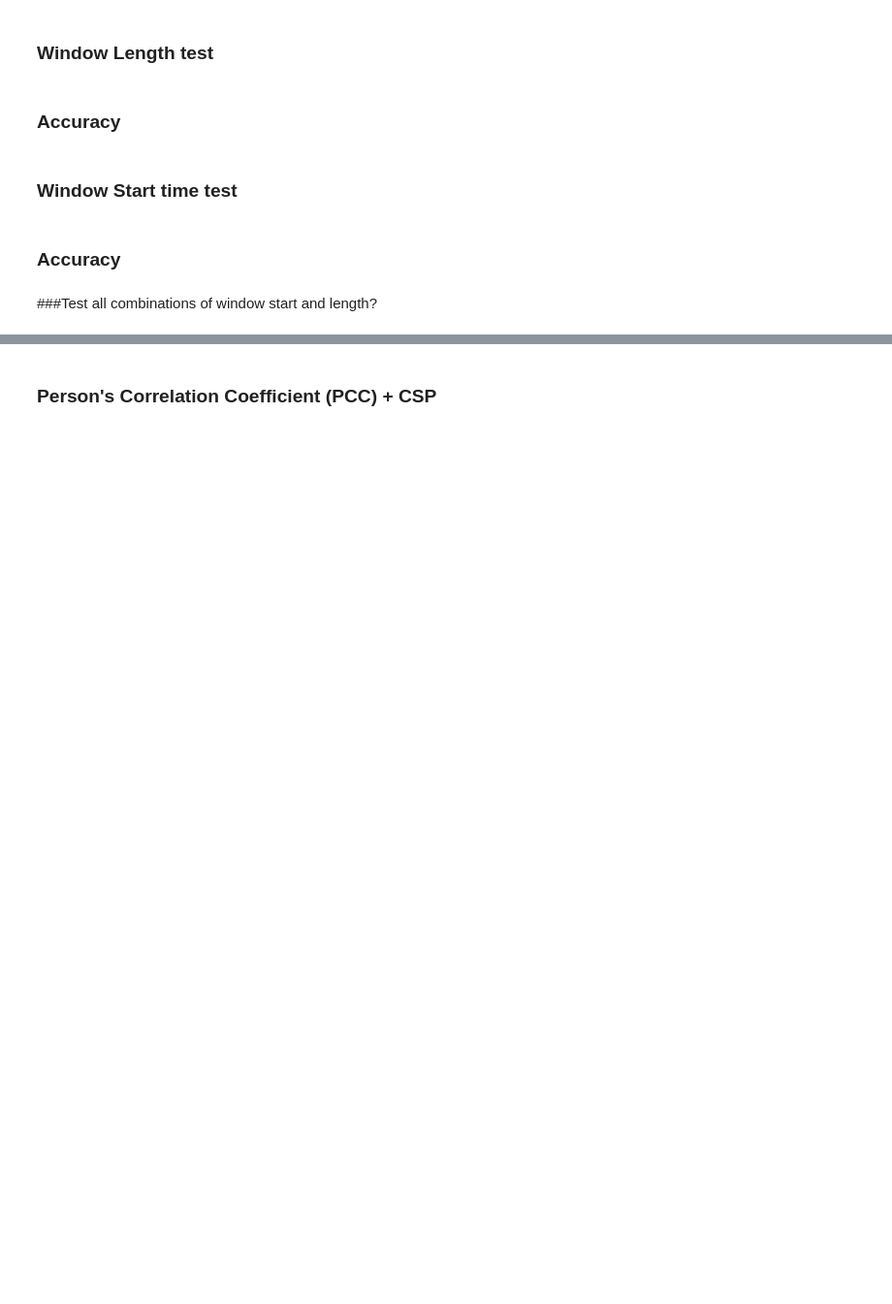
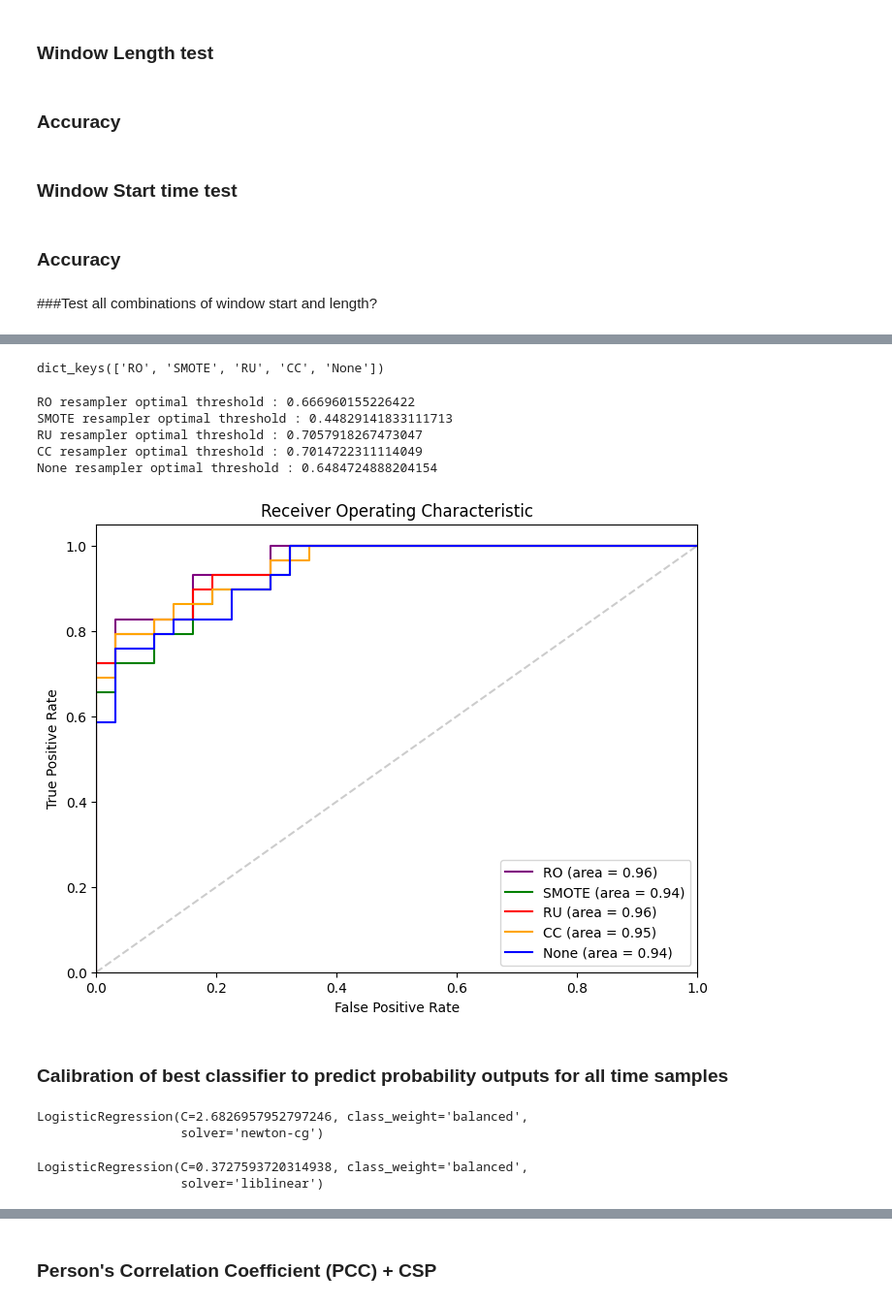
Before and after one commit to alfredsadjei/BCI_COMP_IV, a Jupyter notebook: BCI_COMP_IV_subjectB.ipynb, the cells around one changed output, grey strips where cells are left out. Shown at 97% size. Drawn from its saved outputs; the diff is of its cells as text; code cells hidden in the pictures; blank space fills up the shorter version.

```diff
--- a/BCI_COMP_IV_subjectB.ipynb
+++ b/BCI_COMP_IV_subjectB.ipynb
@@ -187,7 +334,7 @@ for name, calibData in calibDataStore.items():
                 'kernel':["rbf","linear"]}
 
     # Create the grid search object
-    gridSVM = GridSearchCV(estimator=SVC(probability=True), param_grid=param_grid,scoring="accuracy", cv=5) #Change class weights back to balanced
+    gridSVM = GridSearchCV(estimator=SVC(probability=True,class_weight="balanced"), param_grid=param_grid,scoring="accuracy", cv=5) #Change class weights back to balanced ?
 
     # Fit the grid search to the data
     gridSVM.fit(calibData.iloc[:,:nCols-1], calibData.iloc[:,nCols-1])
@@ -472,0 +435,17 @@ Cluster Centroid otimal threshold : 0.48663474871332646
+# %%
+#Populate a dictionary with frequency band estimators for each resampling technique
+
+for resamplerType in calibDataStore.keys():
+    print(resamplerType)
+    print("------------")
+    bestBand, bestEstimator_freq_band, (best_b, best_a), W_freq_band = testFrequencyBand(dataB,
+                                                                                         ["Logistic Regression","LDA","SVC"],
+                                                                                         filterBank,
+                                                                                         0.7,
+                                                                                         trialWinStart=0,
+                                                                                         trialWinEnd = 4,
+                                                                                         resampler=resamplerType)
+
+    print()
+
+    freqBandEstimators[resamplerType] = (bestBand, bestEstimator_freq_band, (best_b, best_a), W_freq_band)
@@ -472,0 +470,43 @@ Cluster Centroid otimal threshold : 0.48663474871332646
+# %%
+freqBandEstimators.keys()
+# %% [output]
+dict_keys(['RO', 'SMOTE', 'RU', 'CC', 'None'])
+# %%
+plt.figure(figsize=(8, 6))
+colour_idx = 0
+colours = ['purple', 'green', 'red','orange','blue']
+
+for name, (best_band,estimator, filter_b_a, best_W) in freqBandEstimators.items():
+    probs = cross_val_predict(estimator, testData_motionIntent.iloc[:,:nCols-1], testData_motionIntent.iloc[:,nCols-1], cv=5, method="predict_proba")
+    probs = probs[:, 1]  # use the probability of the positive class
+    true_labels = testData_motionIntent.iloc[:,nCols-1]
+
+    # Calculate ROC curve and AUC score
+    fpr, tpr, thresholds = roc_curve(true_labels, probs)
+    auc_score = auc(fpr, tpr)
+
+    # Plot ROC curve for current model
+    plt.plot(fpr, tpr, color=colours[colour_idx], label= name + ' (area = %0.2f)' % auc_score)
+    colour_idx += 1
+
+    optimal_idx = np.argmax(tpr - fpr)
+    optimal_threshold = thresholds[optimal_idx]
+    print(f"{name} resampler optimal threshold : {optimal_threshold}")
+
+plt.plot([0, 1], [0, 1], 'k--',alpha=0.2)
+plt.xlim([0.0, 1.0])
+plt.ylim([0.0, 1.05])
+plt.xlabel('False Positive Rate')
+plt.ylabel('True Positive Rate')
+plt.title('Receiver Operating Characteristic')
+plt.legend(loc="lower right")
+plt.show()
+# %% [output]
+RO resampler optimal threshold : 0.666960155226422
+SMOTE resampler optimal threshold : 0.44829141833111713
+RU resampler optimal threshold : 0.7057918267473047
+CC resampler optimal threshold : 0.7014722311114049
+None resampler optimal threshold : 0.6484724888204154
+[figure, added]
+# %% [markdown]
+### Calibration of best classifier to predict probability outputs for all time samples
@@ -472,0 +517,10 @@ Cluster Centroid otimal threshold : 0.48663474871332646
+# %%
+bestEstimator_freq_band
+# %% [output]
+LogisticRegression(C=2.6826957952797246, class_weight='balanced',
+                   solver='newton-cg')
+# %%
+idlesStateClassifier
+# %% [output]
+LogisticRegression(C=0.3727593720314938, class_weight='balanced',
+                   solver='liblinear')
```
Also changed, not shown: parts of 75 cells of this notebook, 3 other files.
